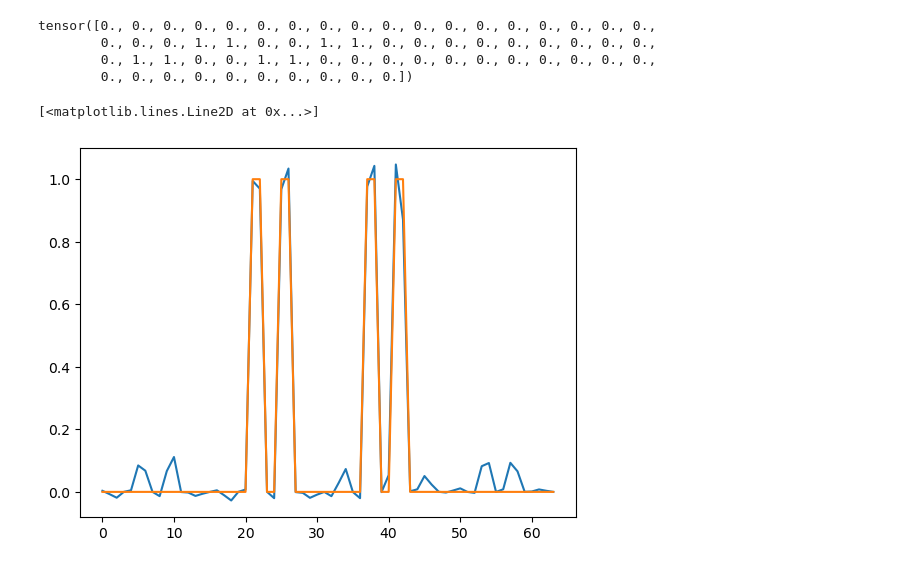
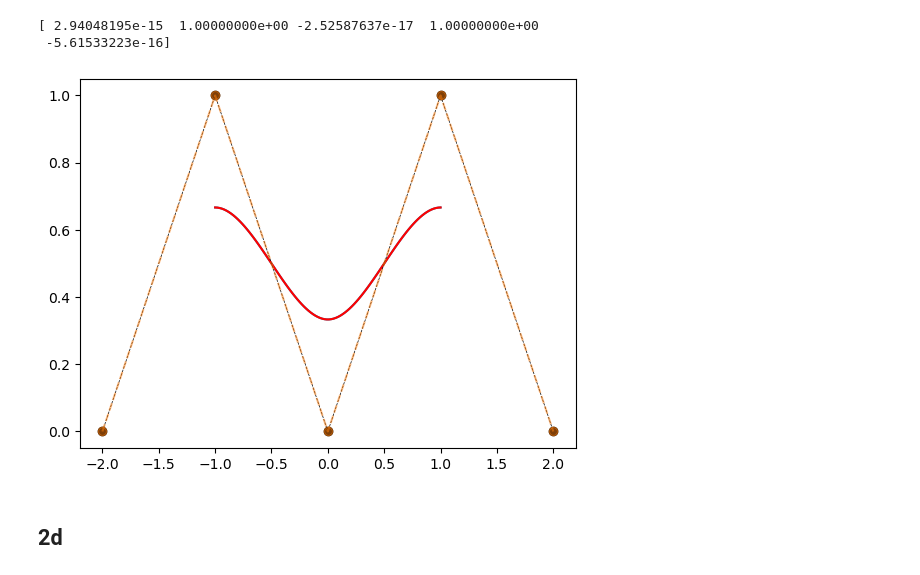
Before and after one commit to CambridgeSolidMechanics/tomography-registration-tools, a Jupyter notebook: examples/bspline_inverse.ipynb, the cells around one changed output. Cells and saved outputs as stored; diff of their text form; code cells hidden in the pictures.

Commit message:
Done creating new BsplineField
Committing with development jupyter notebook

```diff
--- a/examples/bspline_inverse.ipynb
+++ b/examples/bspline_inverse.ipynb
@@ -218,13 +12,25 @@ sol = torch.linalg.lstsq(A, u.unsqueeze(1)).solution.view(-1)
-# %%
-bf.phi_x.view(-1)
-# %% [output]
-tensor([0., 0., 0., 0., 0., 0., 0., 0., 0., 0., 0., 0., 0., 0., 0., 0., 0., 0.,
-        0., 0., 0., 1., 1., 0., 0., 1., 1., 0., 0., 0., 0., 0., 0., 0., 0., 0.,
-        0., 1., 1., 0., 0., 1., 1., 0., 0., 0., 0., 0., 0., 0., 0., 0., 0., 0.,
-        0., 0., 0., 0., 0., 0., 0., 0., 0., 0.])
-# %%
-plt.plot(sol.numpy())
-plt.plot(bf.phi_x.view(-1).numpy())
-# %% [output]
-[<matplotlib.lines.Line2D at 0x...>]
-[figure, removed]
+# %%
+weights = np.array([0.,1.,0.,1.,0.])
+bf = _BSplineField1d(weights, False)
+x = np.linspace(-1+1e-4, 1-1e-4, 100)
+t = x - bf.origin - bf.dx
+# indices = np.floor(t/bf.dx).astype(int)
+# plt.plot(x, indices, c='k', ls='-')
+u = bf.displacement(x)
+u1 = bf.get_A_matrix(x) @ weights
+grid_locations = bf.origin + np.arange(0, bf.phi_x.shape[0]) * bf.dx
+plt.plot(x, u)
+plt.plot(x, u1, c='r')
+plt.plot(grid_locations, bf.phi_x, c='k', lw=0.5, ls='--', marker='o')
+# infer weights
+A = bf.get_A_matrix(x)
+weights = np.linalg.lstsq(A, u, rcond=None)[0]
+print(weights)
+plt.plot(grid_locations, weights, c='C1', lw=1.5, alpha=0.5, ls='--', marker='o')
+plt.show()
+# %% [output]
+[ 2.94048195e-15  1.00000000e+00 -2.52587637e-17  1.00000000e+00
+ -5.61533223e-16]
+[figure, added]
+# %% [markdown]
+## 2d
```
Also changed, not shown: parts of 17 cells of this notebook, 1 other file.
